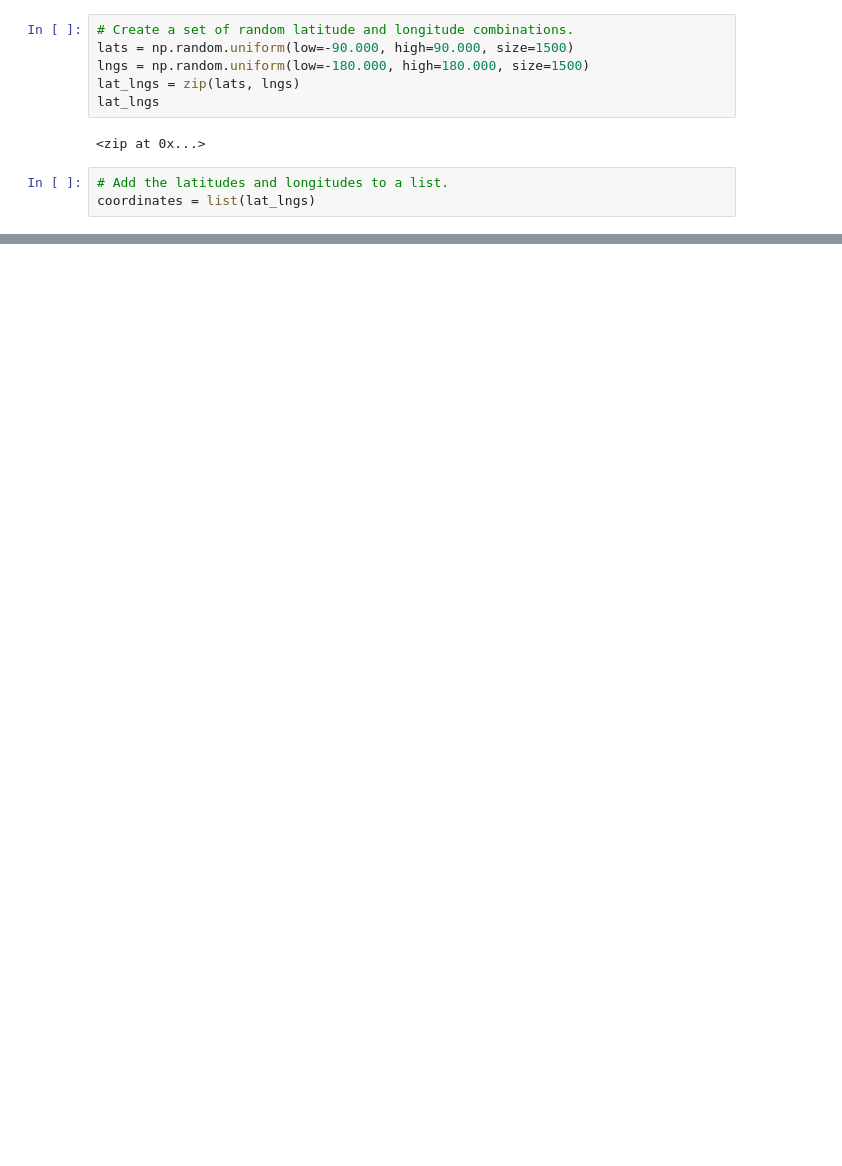
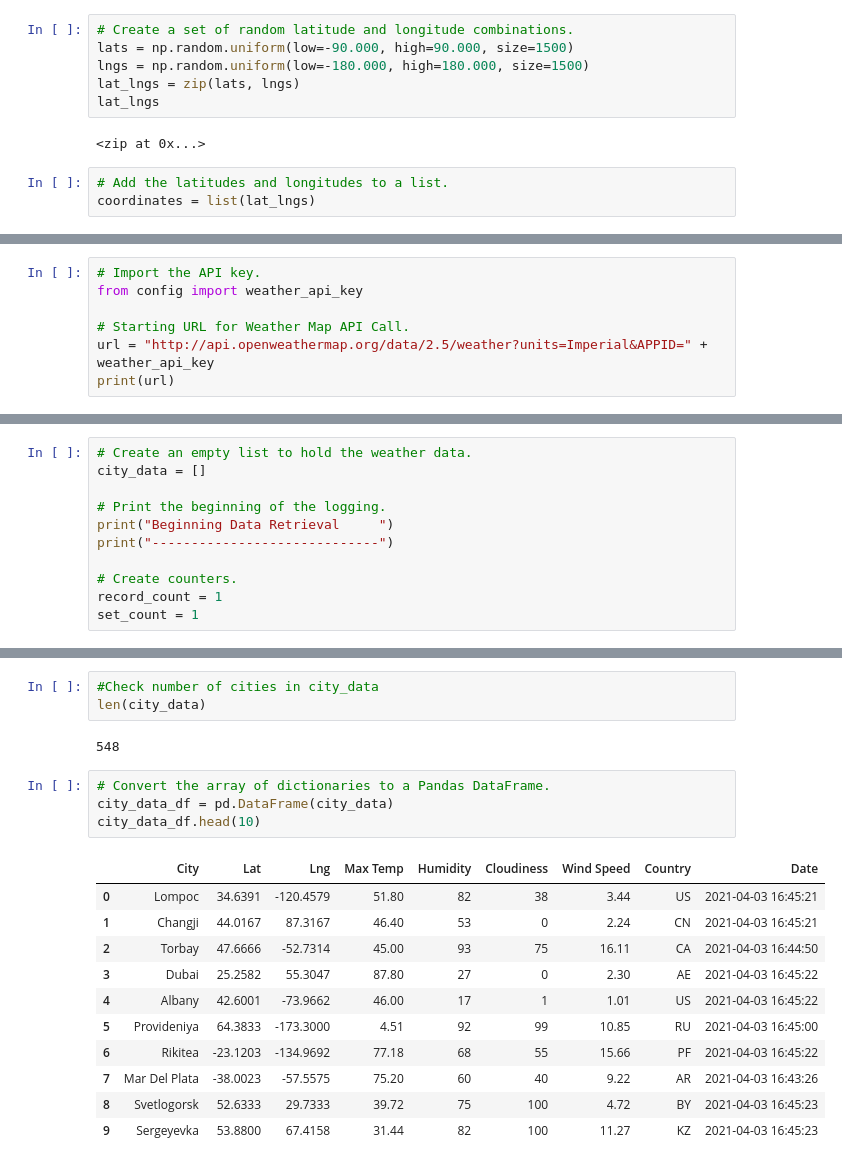
Before and after one commit to NoraYounes/World_Weather_Analysis, a Jupyter notebook: WeatherPy.ipynb, the cells around one changed output, grey strips where cells are left out. Drawn from its saved outputs; the diff is of its cells as text; blank space fills up the shorter version.

```diff
--- a/WeatherPy.ipynb
+++ b/WeatherPy.ipynb
@@ -33,0 +40,7 @@ len(cities)
+# %%
+# Import the API key.
+from config import weather_api_key
+
+# Starting URL for Weather Map API Call.
+url = "http://api.openweathermap.org/data/2.5/weather?units=Imperial&APPID=" + weather_api_key
+print(url)
@@ -33,0 +49,11 @@ len(cities)
+# %%
+# Create an empty list to hold the weather data.
+city_data = []
+
+# Print the beginning of the logging.
+print("Beginning Data Retrieval     ")
+print("-----------------------------")
+
+# Create counters.
+record_count = 1
+set_count = 1
@@ -33,0 +136,21 @@ len(cities)
+# %%
+#Check number of cities in city_data
+len(city_data)
+# %% [output]
+548
+# %%
+# Convert the array of dictionaries to a Pandas DataFrame.
+city_data_df = pd.DataFrame(city_data)
+city_data_df.head(10)
+# %% [output]
+|  | City | Lat | Lng | Max Temp | Humidity | Cloudiness | Wind Speed | Country | Date |
+| 0 | Lompoc | 34.6391 | -120.4579 | 51.80 | 82 | 38 | 3.44 | US | 2021-04-03 16:45:21 |
+| 1 | Changji | 44.0167 | 87.3167 | 46.40 | 53 | 0 | 2.24 | CN | 2021-04-03 16:45:21 |
+| 2 | Torbay | 47.6666 | -52.7314 | 45.00 | 93 | 75 | 16.11 | CA | 2021-04-03 16:44:50 |
+| 3 | Dubai | 25.2582 | 55.3047 | 87.80 | 27 | 0 | 2.30 | AE | 2021-04-03 16:45:22 |
+| 4 | Albany | 42.6001 | -73.9662 | 46.00 | 17 | 1 | 1.01 | US | 2021-04-03 16:45:22 |
+| 5 | Provideniya | 64.3833 | -173.3000 | 4.51 | 92 | 99 | 10.85 | RU | 2021-04-03 16:45:00 |
+| 6 | Rikitea | -23.1203 | -134.9692 | 77.18 | 68 | 55 | 15.66 | PF | 2021-04-03 16:45:22 |
+| 7 | Mar Del Plata | -38.0023 | -57.5575 | 75.20 | 60 | 40 | 9.22 | AR | 2021-04-03 16:43:26 |
+| 8 | Svetlogorsk | 52.6333 | 29.7333 | 39.72 | 75 | 100 | 4.72 | BY | 2021-04-03 16:45:23 |
+| 9 | Sergeyevka | 53.8800 | 67.4158 | 31.44 | 82 | 100 | 11.27 | KZ | 2021-04-03 16:45:23 |
```
Also changed, not shown: parts of 9 cells of this notebook.
